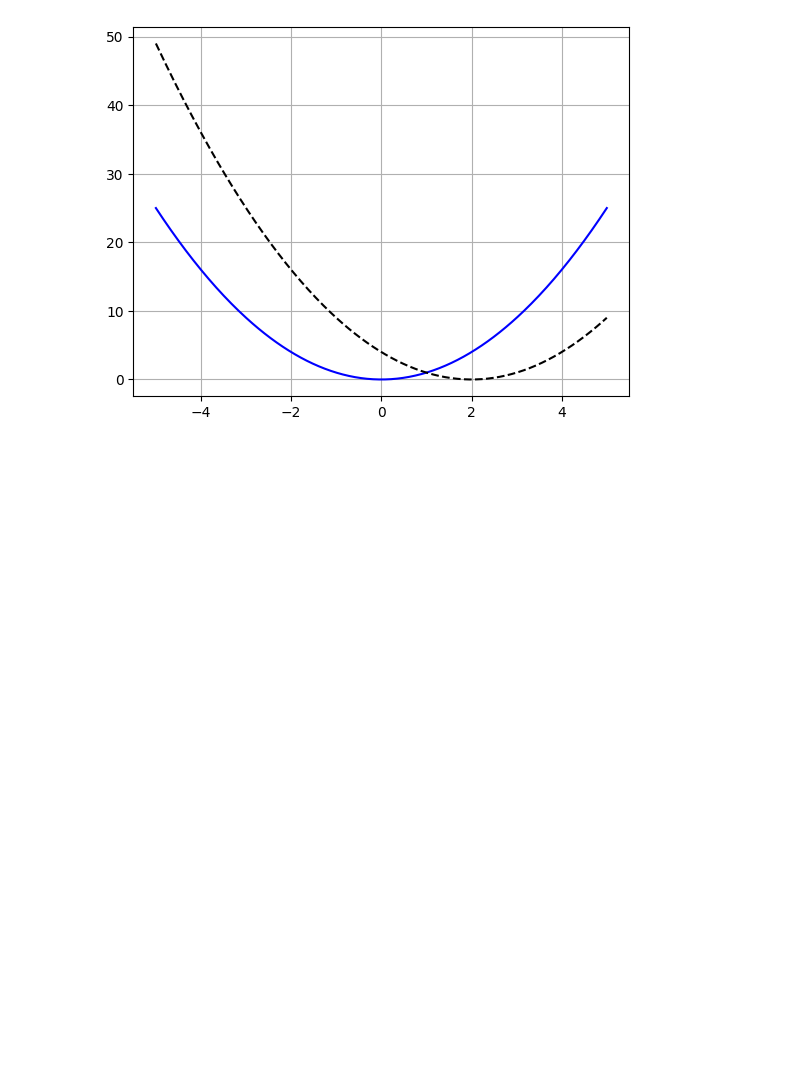
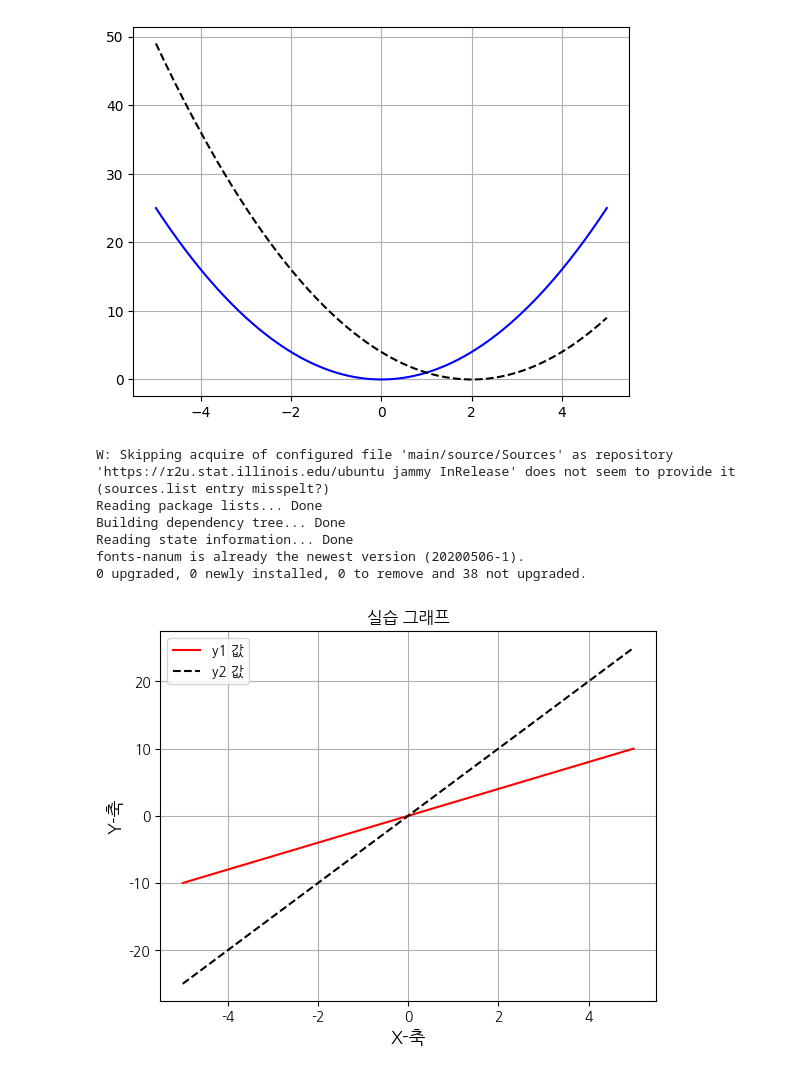
Before and after one commit to glorybox248-ctrl/BasicProbabilityStatistics, a Jupyter notebook: Colab_세번째 과제.ipynb, the cells around one changed output. Drawn from its saved outputs; the diff is of its cells as text; code cells hidden in the pictures; blank space fills up the shorter version.

```diff
--- a/Colab_세번째 과제.ipynb
+++ b/Colab_세번째 과제.ipynb
@@ -42,3 +61,38 @@ plt.grid()
 plt.show()
 # %% [output]
 [figure]
+# %%
+!apt-get update -qq
+!apt-get install -y fonts-nanum
+import matplotlib.pyplot as plt
+import matplotlib.font_manager as fm
+import numpy as np
+
+font_path ="/usr/share/fonts/truetype/nanum/NanumGothic.ttf"
+fm.fontManager.addfont(font_path)
+
+plt.rc('font',family=fm.FontProperties(fname=font_path).get_name())
+
+plt.rcParams["axes.unicode_minus"]=False
+x=np.linspace(-5,5)
+y1 = 2*x
+y2 = 5*x
+
+plt.plot(x,y1,label="y1 값",color ='r')
+plt.plot(x,y2,label="y2 값",linestyle="dashed",color ='k')
+
+plt.xlabel("X-축", size=13)
+plt.ylabel("Y-축", size=13)
+plt.title("실습 그래프")
+plt.grid()
+plt.legend()
+
+plt.show()
+# %% [output]
+W: Skipping acquire of configured file 'main/source/Sources' as repository 'https://r2u.stat.illinois.edu/ubuntu jammy InRelease' does not seem to provide it (sources.list entry misspelt?)
+Reading package lists... Done
+Building dependency tree... Done
+Reading state information... Done
+fonts-nanum is already the newest version (20200506-1).
+0 upgraded, 0 newly installed, 0 to remove and 38 not upgraded.
+[figure, added]
```
Also changed, not shown: parts of 1 cell of this notebook.
